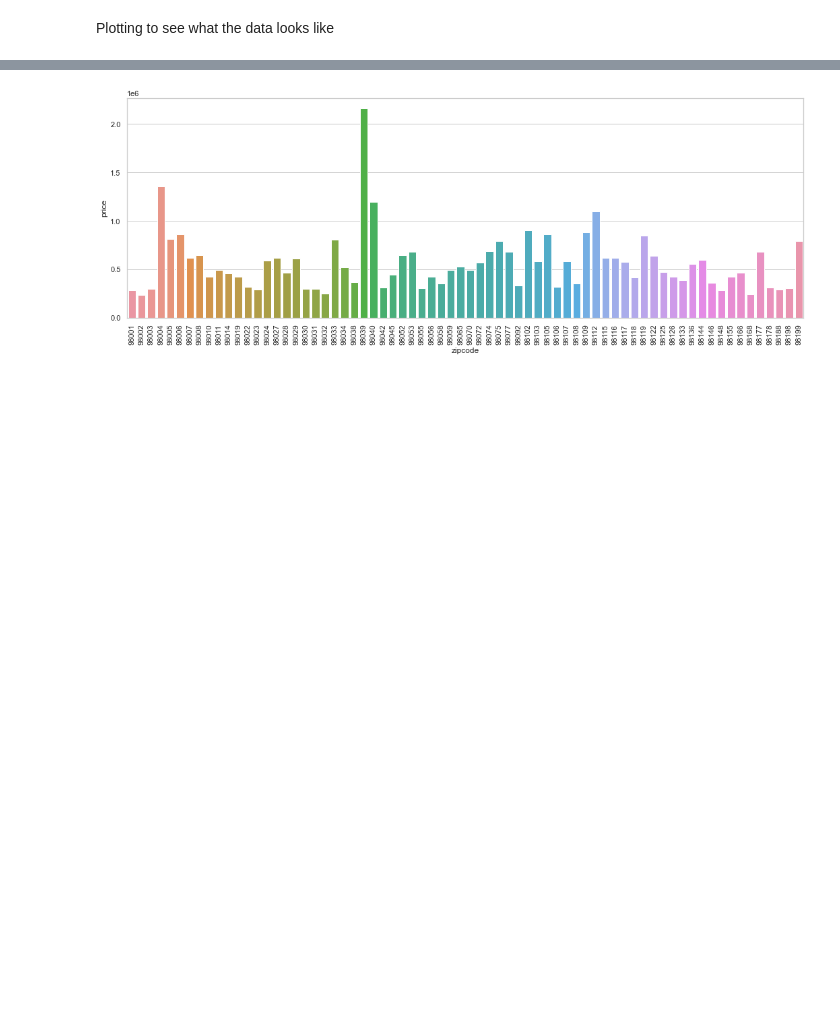
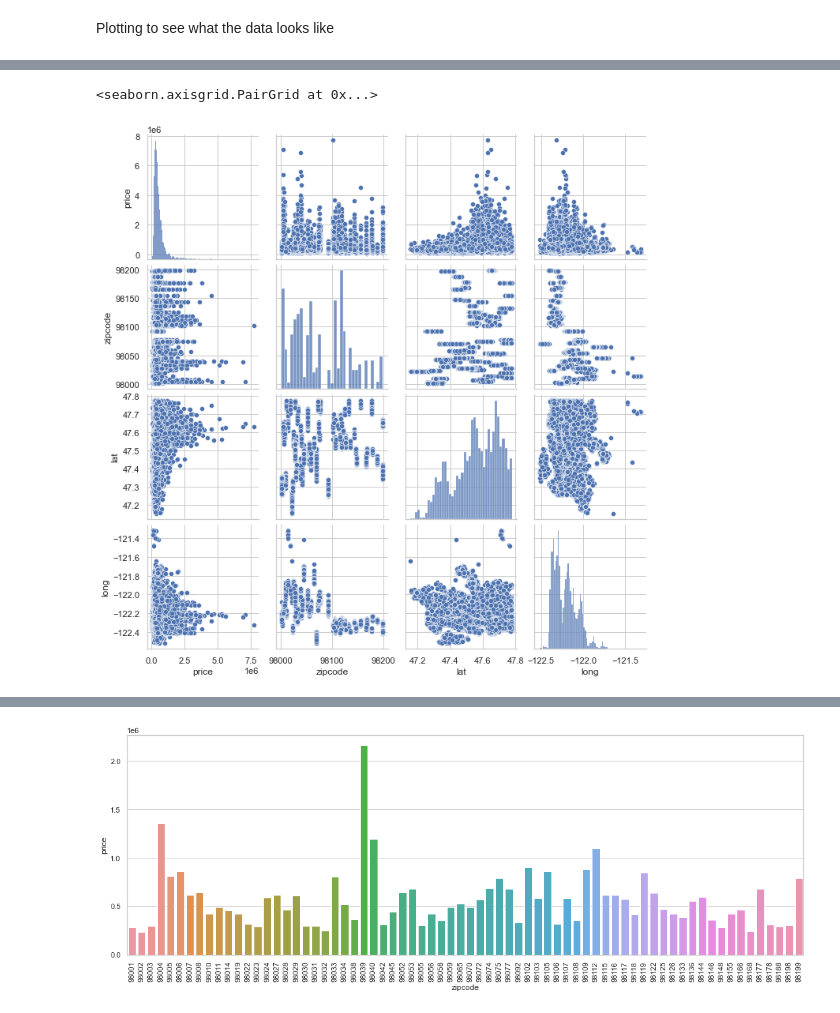
Before and after one commit to Jyve00/King-County-Housing-, a Jupyter notebook: notebooks/Stephen/data_clean.ipynb, the cells around one changed output, grey strips where cells are left out. Saved outputs shown, nothing was run; the diff lists cells and outputs as text; code cells hidden in the pictures; blank space fills up the shorter version.

```diff
--- a/notebooks/Stephen/data_clean.ipynb
+++ b/notebooks/Stephen/data_clean.ipynb
@@ -127,3 +124,8 @@ plt.bar(x,y)
+# %%
+sns.pairplot(my_df)
+# %% [output]
+<seaborn.axisgrid.PairGrid at 0x...>
+[figure, added]
 # %%
 sns.distplot(a=my_df['price'], hist=True, kde=False, rug=False)
 # %% [output]
```
Also changed, not shown: parts of 10 cells of this notebook.
